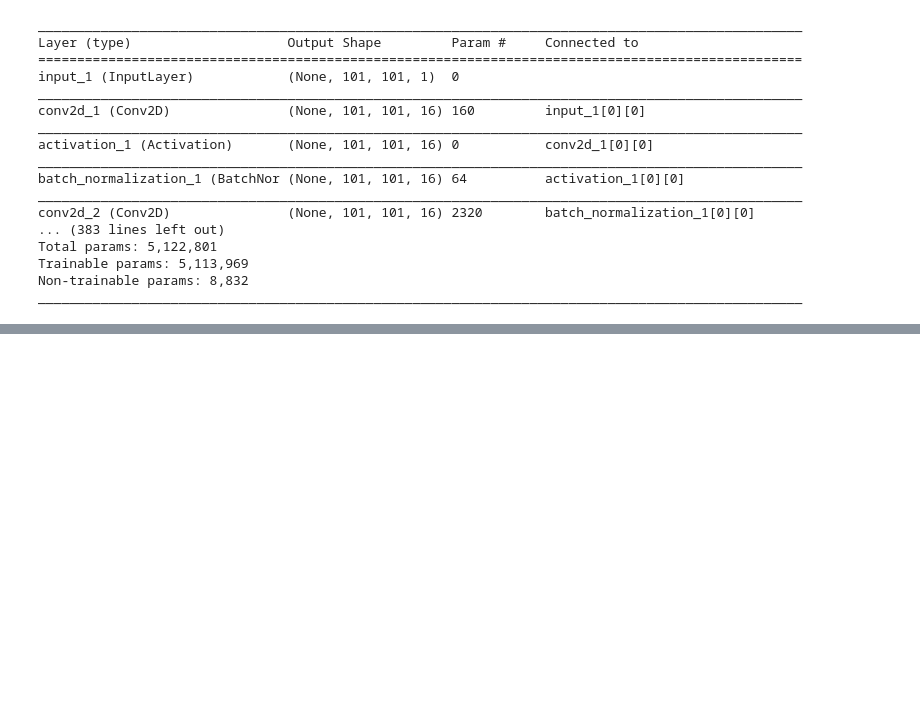
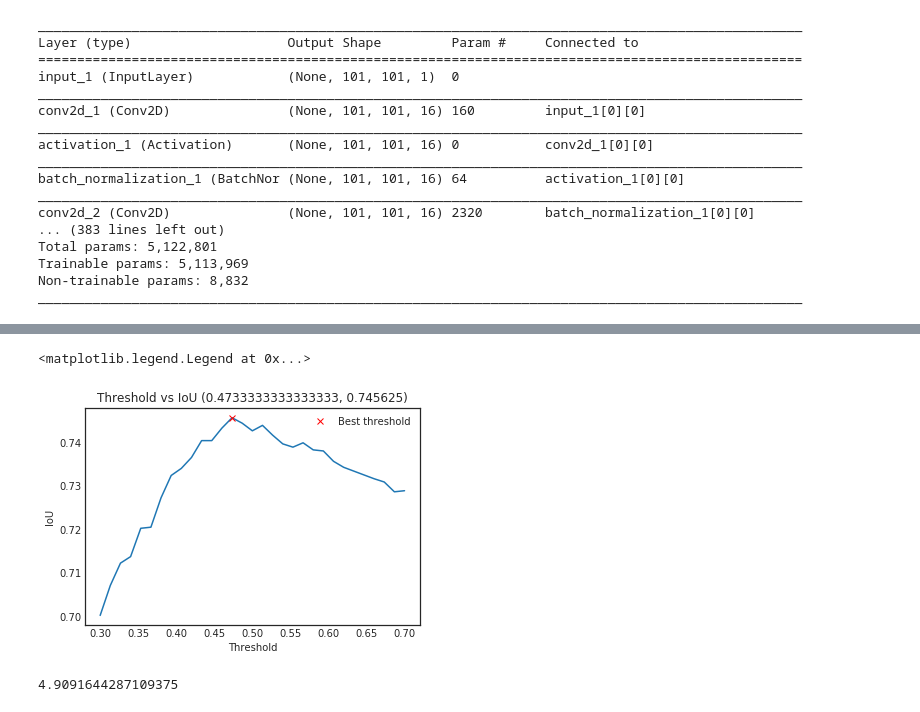
Before and after one commit to AloneGu/kaggle_tgs_salt, a Jupyter notebook: notebooks/base_u_net.ipynb, the cells around one changed output, grey strips where cells are left out. Drawn from its saved outputs; the diff is of its cells as text; code cells hidden in the pictures; blank space fills up the shorter version.

```diff
--- a/notebooks/base_u_net.ipynb
+++ b/notebooks/base_u_net.ipynb
@@ -364,15 +384,29 @@ plt.show()
 # %%
-model = load_model("./unet_best1.model",custom_objects={'my_iou_metric': my_iou_metric})
+model = load_model("./models/unet_best1.model", custom_objects={'my_iou_metric': my_iou_metric})
 def predict_result(model,x_test,img_size_target): # predict both orginal and reflect x
     x_test_reflect =  np.array([np.fliplr(x) for x in x_test])
     preds_test1 = model.predict(x_test).reshape(-1, img_size_target, img_size_target)
     preds_test2_refect = model.predict(x_test_reflect).reshape(-1, img_size_target, img_size_target)
     preds_test2 = np.array([ np.fliplr(x) for x in preds_test2_refect] )
     preds_avg = (preds_test1 +preds_test2)/2
     return preds_avg
 preds_valid = predict_result(model,x_valid,img_size_target)
 preds_valid2 = np.array([downsample(x) for x in preds_valid])
 y_valid2 = np.array([downsample(x) for x in y_valid])
 ## Scoring for last model
 thresholds = np.linspace(0.3, 0.7, 31)
-ious = np.array([iou_metric_batch(y_valid2, np.int32(preds_valid2 > threshold)) for threshold in tqdm_notebook(thresholds)])
+ious = np.array([iou_metric_batch(y_valid2, np.int32(preds_valid2 > threshold)) for threshold in thresholds])
+
+threshold_best_index = np.argmax(ious)
+iou_best = ious[threshold_best_index]
+threshold_best = thresholds[threshold_best_index]
+
+plt.plot(thresholds, ious)
+plt.plot(threshold_best, iou_best, "xr", label="Best threshold")
+plt.xlabel("Threshold")
+plt.ylabel("IoU")
+plt.title("Threshold vs IoU ({}, {})".format(threshold_best, iou_best))
+plt.legend()
+# %% [output]
+<matplotlib.legend.Legend at 0x...>
+[figure, added]
@@ -403,15 +426,17 @@ def rle_encode(im):
     runs[1::2] -= runs[::2]
     return ' '.join(str(x) for x in runs)
 
-x_test = np.array([(np.array(load_img("../input/test/images/{}.png".format(idx), grayscale = True))) / 255 for idx in tqdm_notebook(test_df.index)]).reshape(-1, img_size_target, img_size_target, 1)
+x_test = np.array([(np.array(load_img("../input/test/images/{}.png".format(idx), grayscale = True))) / 255 for idx in test_df.index]).reshape(-1, img_size_target, img_size_target, 1)
 preds_test = predict_result(model,x_test,img_size_target)
 import time
 t1 = time.time()
-pred_dict = {idx: rle_encode(np.round(downsample(preds_test[i]) > threshold_best)) for i, idx in enumerate(tqdm_notebook(test_df.index.values))}
+pred_dict = {idx: rle_encode(np.round(downsample(preds_test[i]) > threshold_best)) for i, idx in enumerate(test_df.index.values)}
 t2 = time.time()
 
-print(f"Usedtime = {t2-t1} s")
+print(t2-t1)
 sub = pd.DataFrame.from_dict(pred_dict,orient='index')
 sub.index.names = ['id']
 sub.columns = ['rle_mask']
 sub.to_csv('./outputs/submission13.csv')
+# %% [output]
+4.9091644287109375
```
Also changed, not shown: parts of 3 cells of this notebook, 2 other files.
